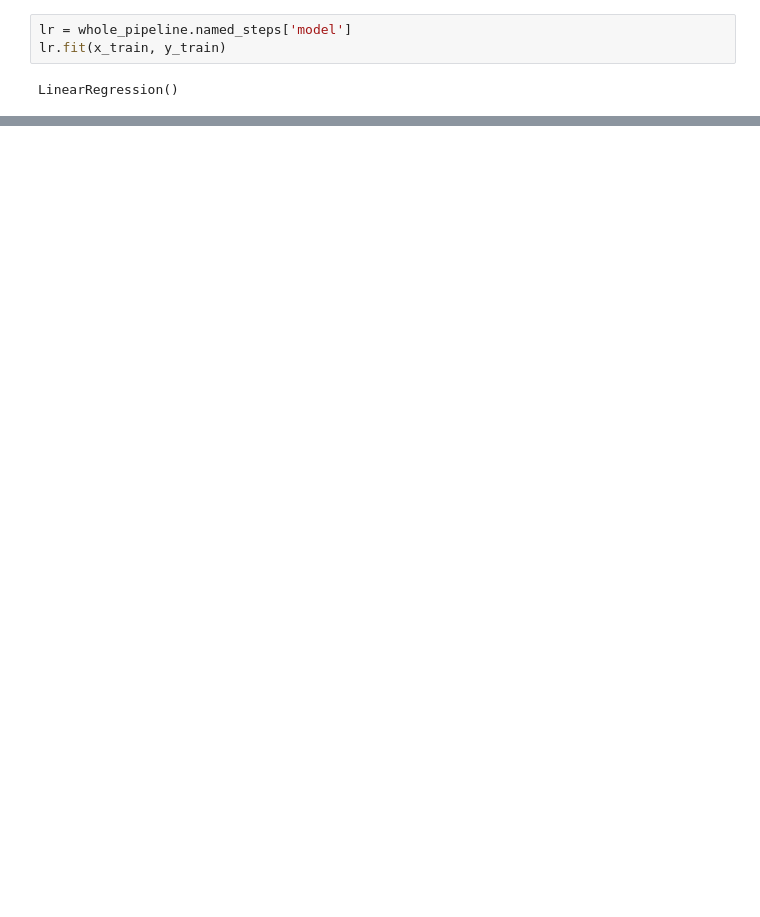
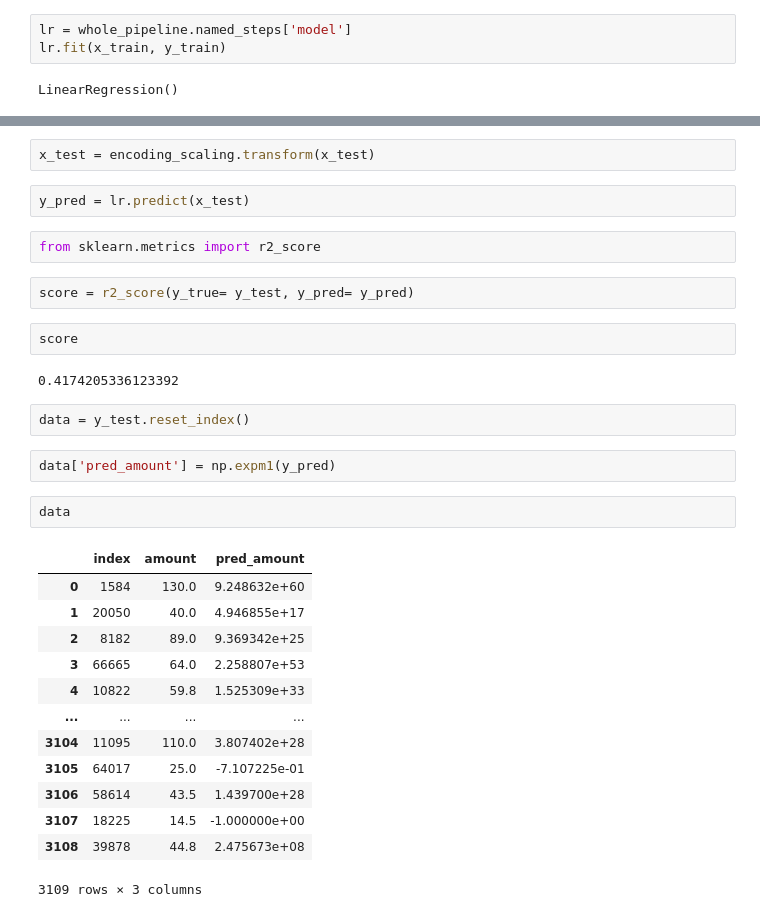
Before and after one commit to TalhaEjaz19040/house_price_prediction, a Jupyter notebook: notebooks/feature_engineering.ipynb, the cells around one changed output, grey strips where cells are left out. Saved outputs shown, nothing was run; the diff lists cells and outputs as text; blank space fills up the shorter version.

```diff
--- a/notebooks/feature_engineering.ipynb
+++ b/notebooks/feature_engineering.ipynb
@@ -666,0 +698,32 @@ LinearRegression()
+# %%
+x_test = encoding_scaling.transform(x_test)
+# %%
+y_pred = lr.predict(x_test)
+# %%
+from sklearn.metrics import r2_score
+# %%
+score = r2_score(y_true= y_test, y_pred= y_pred)
+# %%
+score
+# %% [output]
+0.4174205336123392
+# %%
+data = y_test.reset_index()
+# %%
+data['pred_amount'] = np.expm1(y_pred)
+# %%
+data
+# %% [output]
+|  | index | amount | pred_amount |
+| 0 | 1584 | 130.0 | 9.248632e+60 |
+| 1 | 20050 | 40.0 | 4.946855e+17 |
+| 2 | 8182 | 89.0 | 9.369342e+25 |
+| 3 | 66665 | 64.0 | 2.258807e+53 |
+| 4 | 10822 | 59.8 | 1.525309e+33 |
+| ... | ... | ... | ... |
+| 3104 | 11095 | 110.0 | 3.807402e+28 |
+| 3105 | 64017 | 25.0 | -7.107225e-01 |
+| 3106 | 58614 | 43.5 | 1.439700e+28 |
+| 3107 | 18225 | 14.5 | -1.000000e+00 |
+| 3108 | 39878 | 44.8 | 2.475673e+08 |
+3109 rows × 3 columns
```
Also changed, not shown: parts of 17 cells of this notebook.
